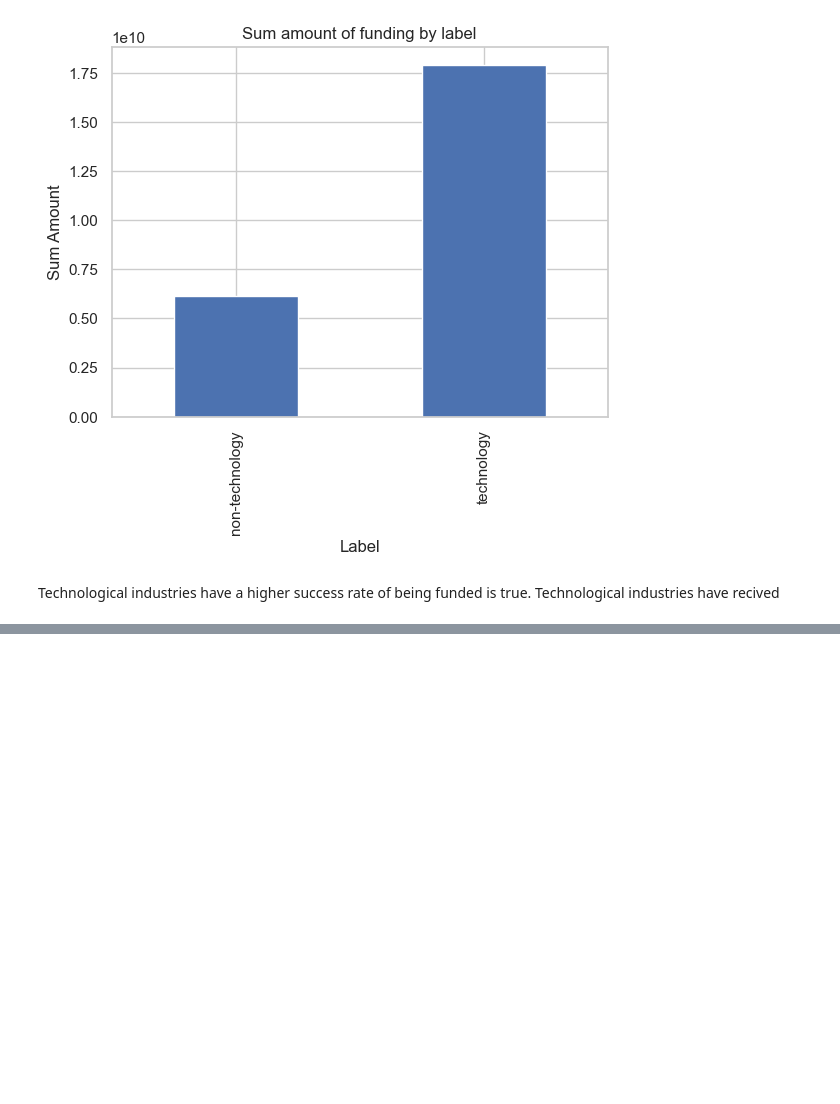
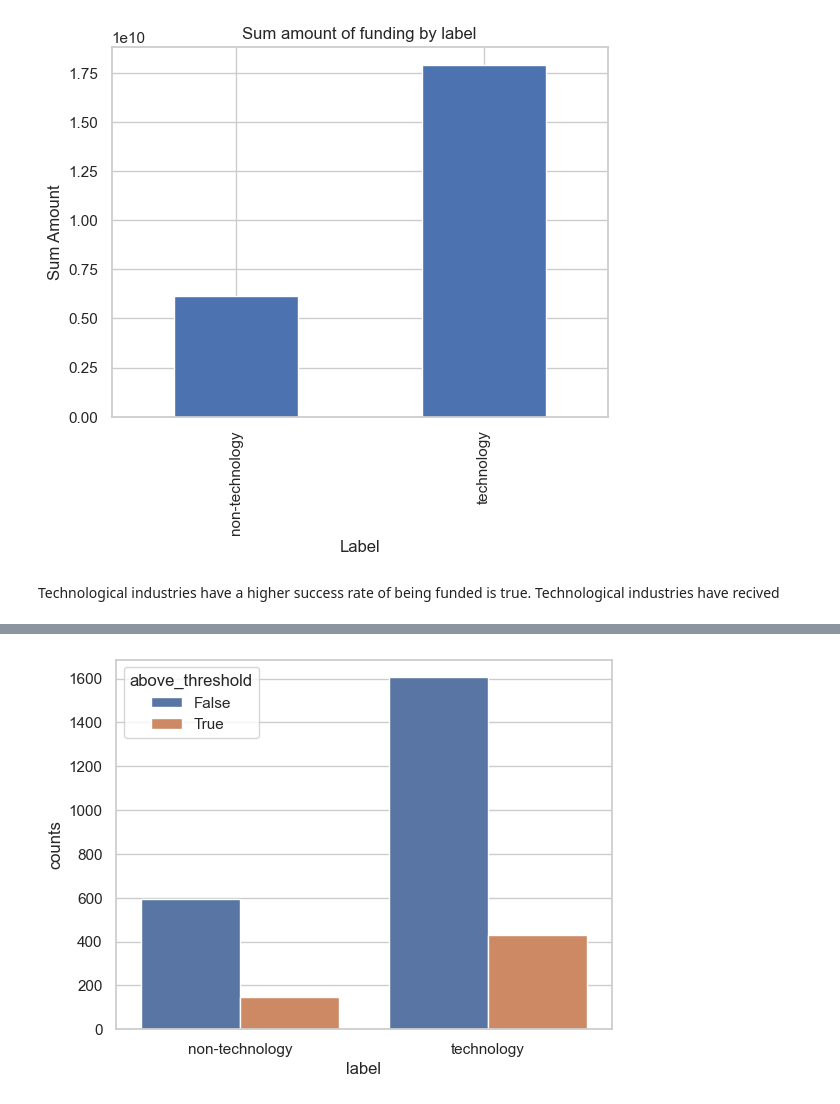
Before and after one commit to UMAR-FAWAZ/Indian_startup_funding_project, a Jupyter notebook: Indian_Startup.ipynb, the cells around one changed output, grey strips where cells are left out. Cells and saved outputs as stored; diff of their text form; code cells hidden in the pictures; blank space fills up the shorter version.

```diff
--- a/Indian_Startup.ipynb
+++ b/Indian_Startup.ipynb
@@ -2190,0 +2300,15 @@ Technological industries have a higher success rate of being funded is true. Tec
+# %%
+# set threshold as the average amount
+threshold = df['Amount'].mean()
+
+# create a new column 'above_threshold' that indicates whether the amount is above the threshold
+df['above_threshold'] = df['Amount'] > threshold
+
+# group by label and above_threshold and count the number of companies
+counts = df.groupby(['label', 'above_threshold']).size().reset_index(name='counts')
+
+# group by label and above_threshold and find the sum and mean of the amount column
+sums = df.groupby(['label', 'above_threshold'])['Amount'].sum().reset_index(name='sums')
+means = df.groupby(['label', 'above_threshold'])['Amount'].mean().reset_index(name='means')
+
+counts
@@ -2190,0 +2321,6 @@ Technological industries have a higher success rate of being funded is true. Tec
+# %%
+# create a barplot
+sns.barplot(x='label', y='counts', hue='above_threshold', data=counts)
+plt.show()
+# %% [output]
+[figure, added]
```
Also changed, not shown: parts of 23 cells of this notebook.
